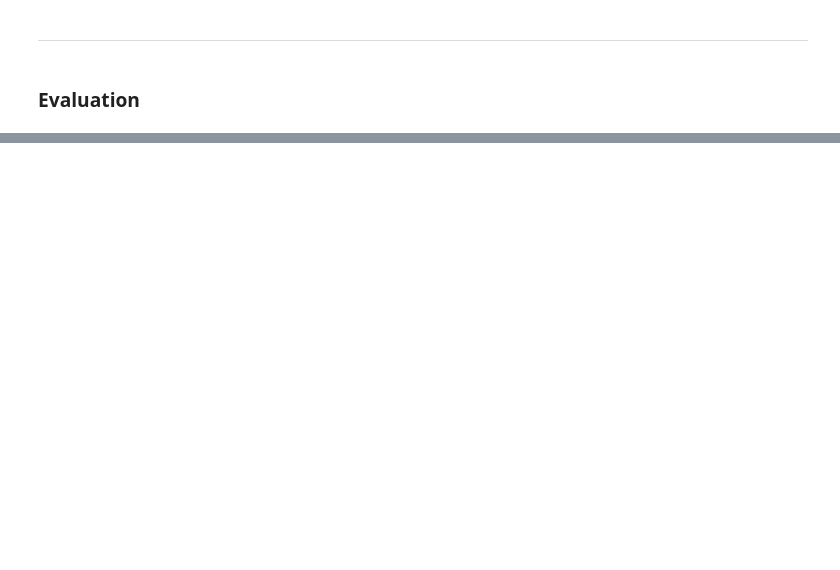
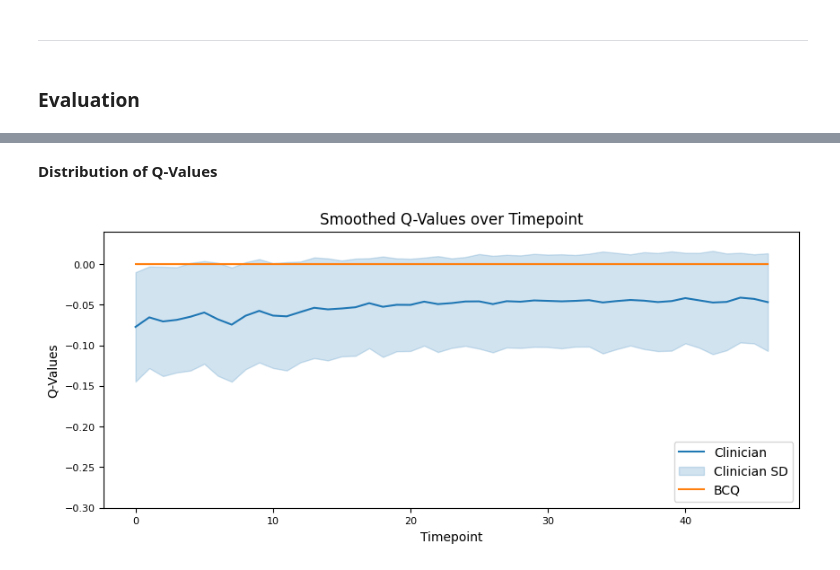
Before and after one commit to RuoqingEvelineWang/CS5446, a Jupyter notebook: notebooks/Clare-Hypotension.ipynb, the cells around one changed output, grey strips where cells are left out. Saved outputs shown, nothing was run; the diff lists cells and outputs as text; code cells hidden in the pictures; blank space fills up the shorter version.

Commit message:
Add evaluation metrics and charts

```diff
--- a/notebooks/Clare-Hypotension.ipynb
+++ b/notebooks/Clare-Hypotension.ipynb
@@ -816,5 +817,5 @@ class DiscreteCQL:
 # %%
 # train discrete cql agent
 discrete_cql_agent = DiscreteCQL(state_dim=18, action_dim=16)
-discrete_cql_agent.train(replay_buffer, num_steps=200000)
+discrete_cql_agent.train(replay_buffer, num_steps=400000)
 # %% [output]
@@ -837,0 +860,3 @@ discrete_cql_agent.train(replay_buffer, num_steps=200000)
+# %%
+# since the loss is still decreasing, continue to run
+discrete_cql_agent.train(replay_buffer, num_steps=400000)
@@ -962,0 +1283,9 @@ ___
+# %%
+# check alignment
+states = torch.tensor(X_test_scaled[state_columns].values).float().to("mps")
+actions = torch.tensor(X_test_scaled["action_number"].values).long().to("mps")
+bcq_alignment = action_alignment(discrete_bcq_agent.q_network, states, actions)
+cql_alignment = action_alignment(discrete_cql_agent.q_network, states, actions)
+
+print(f"Actions Matched for Discrete BCQ Policy: {bcq_alignment}")
+print(f"Actions Matched for Discrete CQL Policy: {cql_alignment}")
@@ -962,0 +1381,33 @@ ___
+# %% [markdown]
+**Distribution of Q-Values**
+# %%
+q_values_dist = pd.DataFrame(columns=["id", "hour", "clinician", "bcq"])
+discrete_bcq_agent.q_network.eval()
+
+for _, row in X_test_scaled.iterrows():
+    if row["hour"] != 47:
+        state = torch.FloatTensor(row[state_columns].values).unsqueeze(0).to("mps")
+        action = int(row["action_number"])
+        action = torch.LongTensor([action]).to("mps")
+
+        with torch.no_grad():
+            q_values = discrete_bcq_agent.q_network(state)
+            bcq_q_value = torch.max(q_values).item()
+
+            clinician_q_value = q_values.gather(1, action.unsqueeze(1)).item()
+
+        q_values_dist.loc[len(q_values_dist)] = [row["id"], row["hour"], clinician_q_value, bcq_q_value]
+# %%
+# plot
+plt.figure(figsize=(10, 4))
+sns.lineplot(x="hour", y="clinician", data=q_values_dist, errorbar="sd")
+sns.lineplot(x="hour", y="bcq", data=q_values_dist, errorbar="sd")
+plt.title("Smoothed Q-Values over Timepoint", fontsize=12)
+plt.xlabel("Timepoint", fontsize=10)
+plt.ylabel("Q-Values", fontsize=10)
+plt.tick_params(labelsize=8)
+plt.ylim([-0.3, 0.04])
+plt.legend(["Clinician", "Clinician SD", "BCQ"], loc="lower right")
+plt.show()
+# %% [output]
+[figure, added]
```
Also changed, not shown: parts of 49 cells of this notebook.
